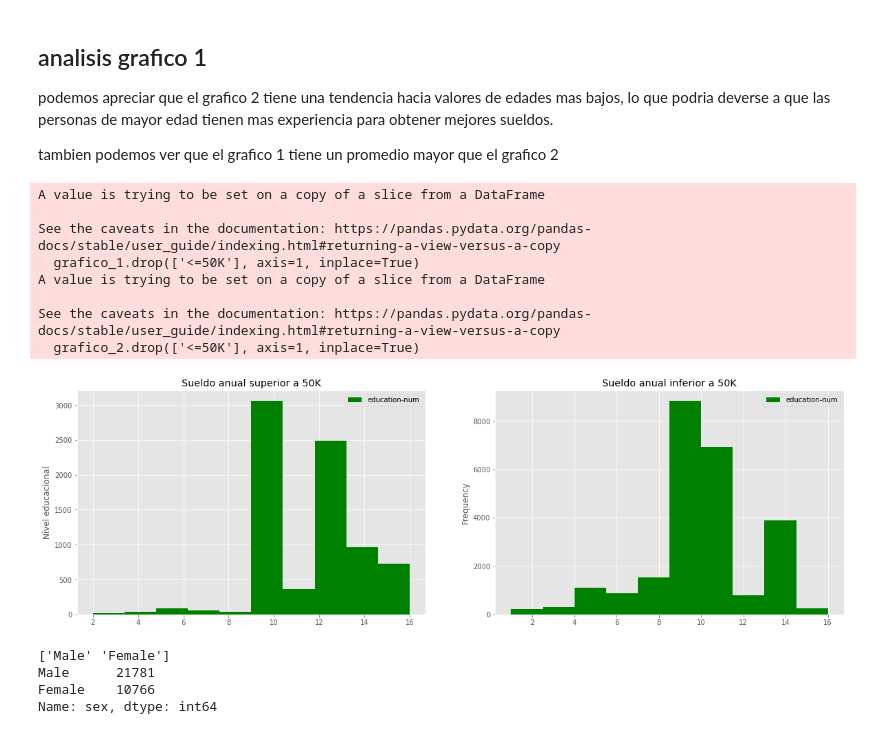
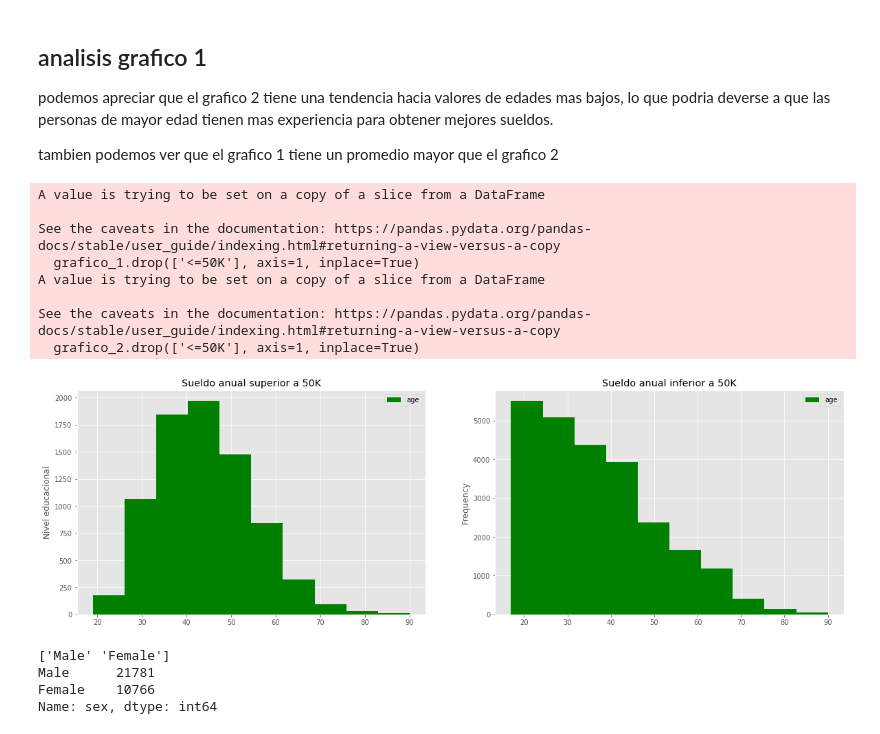
Before and after one commit to KenderWebos/python-data-science, a Jupyter notebook: tarea_3/Main/visualizacion.ipynb, the cells around one changed output. Drawn from its saved outputs; the diff is of its cells as text; code cells hidden in the pictures.

```diff
--- a/tarea_3/Main/visualizacion.ipynb
+++ b/tarea_3/Main/visualizacion.ipynb
@@ -129,7 +131,7 @@ podemos apreciar que el grafico 2 tiene una tendencia hacia valores de edades ma
 
 tambien podemos ver que el grafico 1 tiene un promedio mayor que el grafico 2
 # %%
-encabezado = ["education-num", "<=50K"]
+encabezado = ["age", "<=50K"]
 df_content = pd.DataFrame(df, columns = encabezado)
 
 grafico_1 = df_content[df_content["<=50K"] == 0]
@@ -151,34 +153,34 @@ figsize=(5, 6),
 ax=ax0,
 color='green',
 )
 
 ax0.set_title('Sueldo anual superior a 50K') # agregar título al gráfico
 
 # Subgráfico 2: Gráfico de línea
 #grafico_2.plot(kind='bar', color='green', vert=True, figsize=(8, 6), ax=ax1) # agregar a subgráfico 2
 
 grafico_2.plot(kind='hist',
 figsize=(20, 6),
 ax=ax1,
 color='green',
 )
 
 ax1.set_title ('Sueldo anual inferior a 50K')
 
 ax0.set_ylabel('Nivel educacional')
 #ax1.set_xlabel('a')
 
 plt.show()
 # %% [output]
 A value is trying to be set on a copy of a slice from a DataFrame
 
 See the caveats in the documentation: https://pandas.pydata.org/pandas-docs/stable/user_guide/indexing.html#returning-a-view-versus-a-copy
   grafico_1.drop(['<=50K'], axis=1, inplace=True)
 A value is trying to be set on a copy of a slice from a DataFrame
 
 See the caveats in the documentation: https://pandas.pydata.org/pandas-docs/stable/user_guide/indexing.html#returning-a-view-versus-a-copy
   grafico_2.drop(['<=50K'], axis=1, inplace=True)
-[figure, old version]
+[figure, new version]
 # %%
 encabezado = ["sex"] #["sex", "<=50K"]
 df_content = pd.DataFrame(df, columns = encabezado)
```
Also changed, not shown: parts of 6 cells of this notebook.
